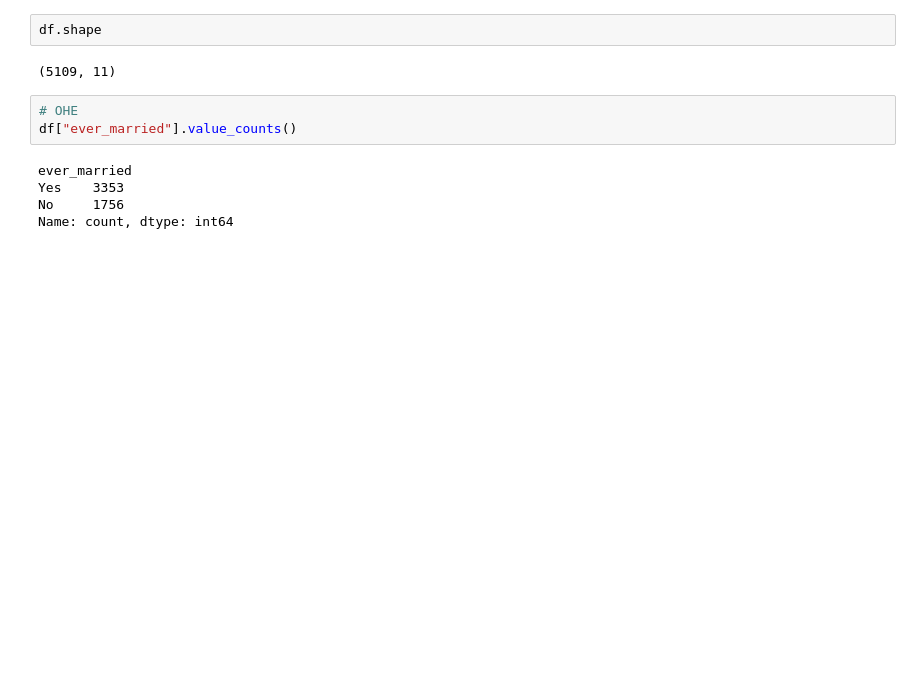
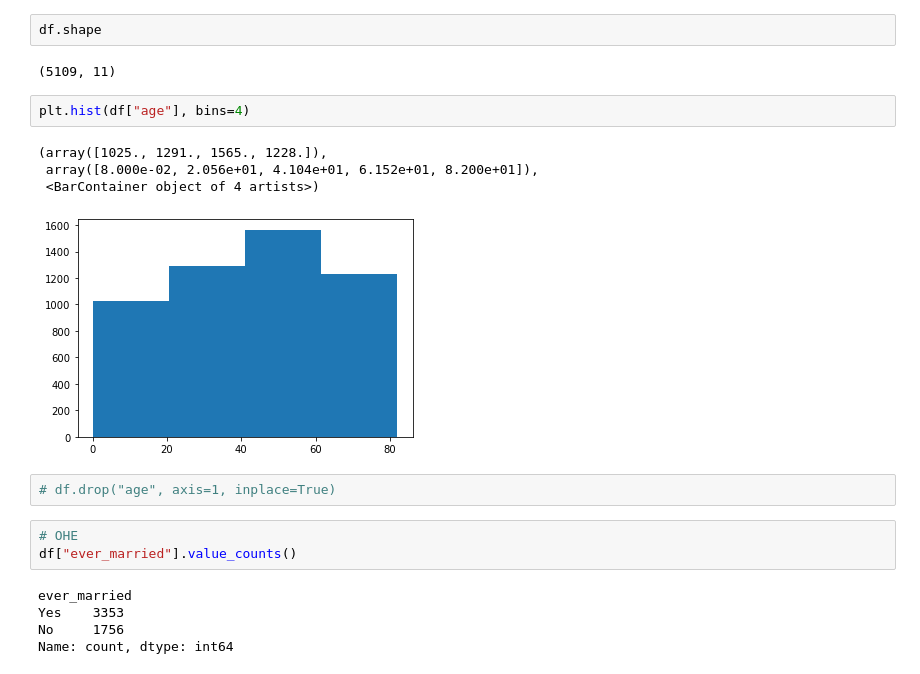
Before and after one commit to harte3/Group2_FlatironApprenticeshipCapstone, a Jupyter notebook: cleaned_notebook.ipynb, the cells around one changed output. Cells and saved outputs as stored; diff of their text form; blank space fills up the shorter version.

```diff
--- a/cleaned_notebook.ipynb
+++ b/cleaned_notebook.ipynb
@@ -105,6 +110,15 @@ Name: count, dtype: int64
 df.shape
 # %% [output]
 (5109, 11)
+# %%
+plt.hist(df["age"], bins=4)
+# %% [output]
+(array([1025., 1291., 1565., 1228.]),
+ array([8.000e-02, 2.056e+01, 4.104e+01, 6.152e+01, 8.200e+01]),
+ <BarContainer object of 4 artists>)
+[figure, added]
+# %%
+# df.drop("age", axis=1, inplace=True)
 # %%
 # OHE
 df["ever_married"].value_counts()
```
Also changed, not shown: parts of 53 cells of this notebook.
